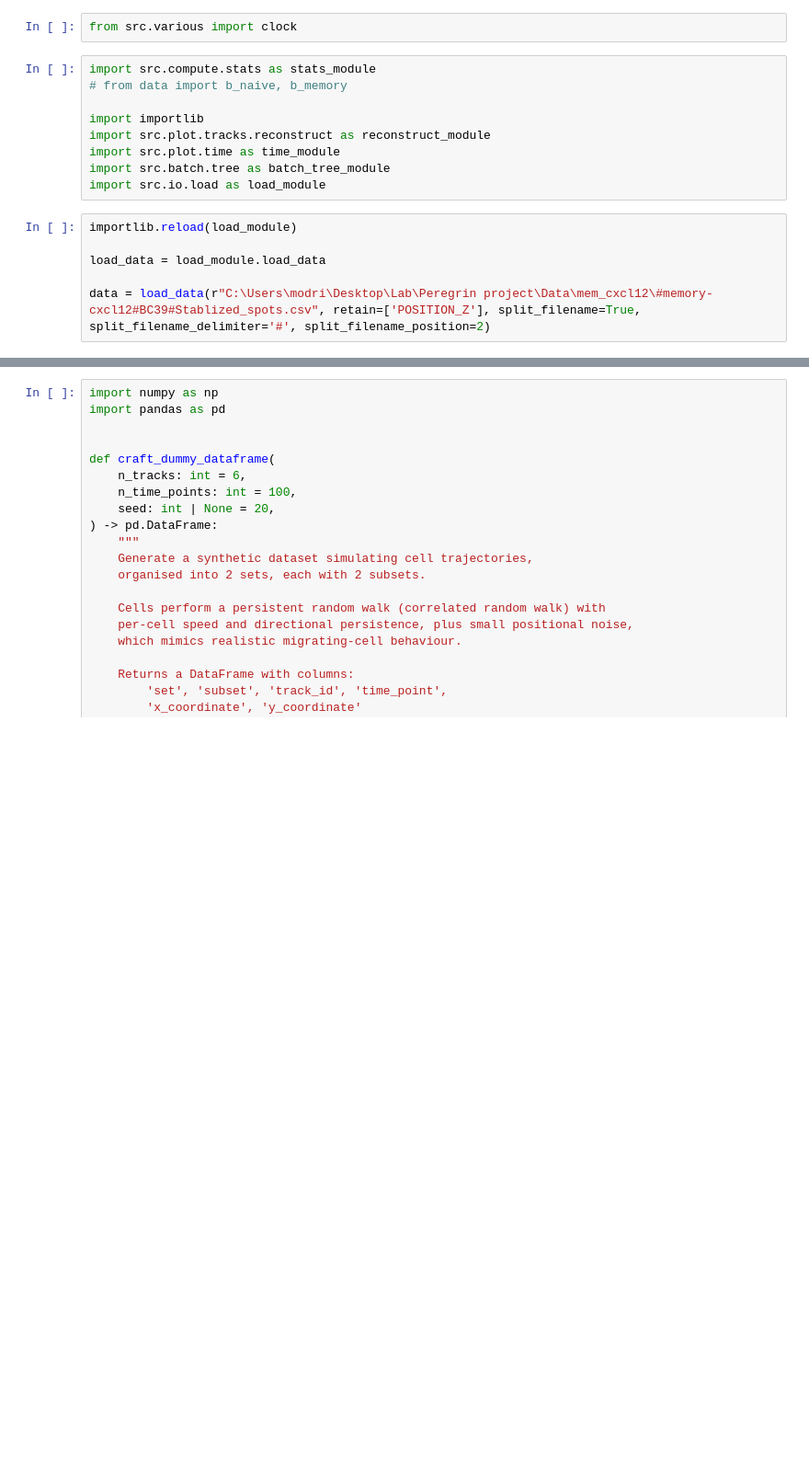
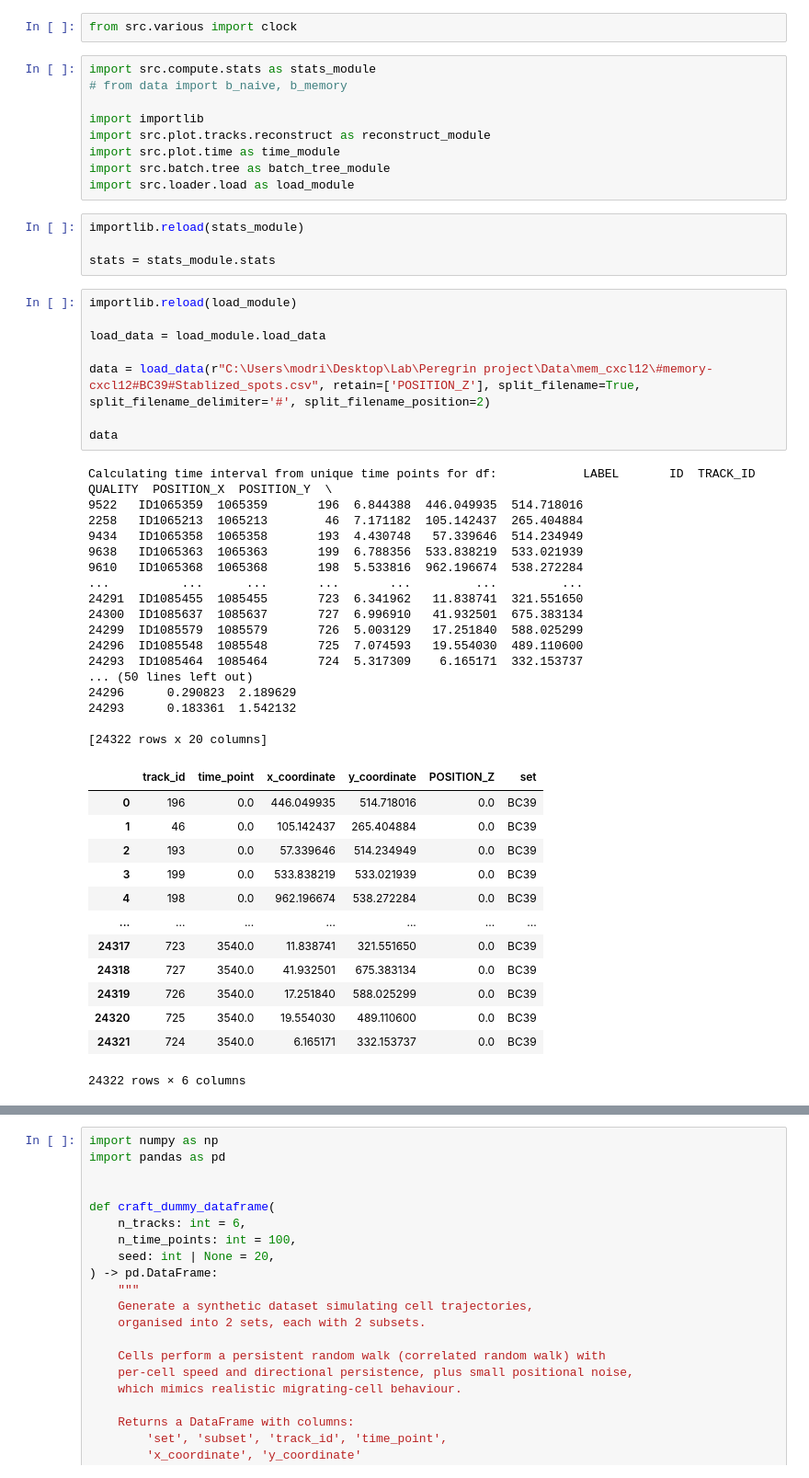
Before and after one commit to BranislavModriansky/Peregrin, a Jupyter notebook: lib/peregrin/Z_sketches/stats_computations.ipynb, the cells around one changed output, grey strips where cells are left out. Shown at 92% size. Drawn from its saved outputs; the diff is of its cells as text; blank space fills up the shorter version.

```diff
--- a/lib/peregrin/Z_sketches/stats_computations.ipynb
+++ b/lib/peregrin/Z_sketches/stats_computations.ipynb
@@ -40,10 +40,47 @@ import importlib
 import src.plot.tracks.reconstruct as reconstruct_module
 import src.plot.time as time_module
 import src.batch.tree as batch_tree_module
-import src.io.load as load_module
+import src.loader.load as load_module
+# %%
+importlib.reload(stats_module)
+
+stats = stats_module.stats
 # %%
 importlib.reload(load_module)
 
 load_data = load_module.load_data
 
 data = load_data(r"C:\Users\modri\Desktop\Lab\Peregrin project\Data\mem_cxcl12\#memory-cxcl12#BC39#Stablized_spots.csv", retain=['POSITION_Z'], split_filename=True, split_filename_delimiter='#', split_filename_position=2)
+
+data
+# %% [output]
+Calculating time interval from unique time points for df:            LABEL       ID  TRACK_ID   QUALITY  POSITION_X  POSITION_Y  \
+9522   ID1065359  1065359       196  6.844388  446.049935  514.718016
+2258   ID1065213  1065213        46  7.171182  105.142437  265.404884
+9434   ID1065358  1065358       193  4.430748   57.339646  514.234949
+9638   ID1065363  1065363       199  6.788356  533.838219  533.021939
+9610   ID1065368  1065368       198  5.533816  962.196674  538.272284
+...          ...      ...       ...       ...         ...         ...
+24291  ID1085455  1085455       723  6.341962   11.838741  321.551650
+24300  ID1085637  1085637       727  6.996910   41.932501  675.383134
+24299  ID1085579  1085579       726  5.003129   17.251840  588.025299
+24296  ID1085548  1085548       725  7.074593   19.554030  489.110600
+24293  ID1085464  1085464       724  5.317309    6.165171  332.153737
+... (50 lines left out)
+24296      0.290823  2.189629
+24293      0.183361  1.542132
+
+[24322 rows x 20 columns]
+|  | track_id | time_point | x_coordinate | y_coordinate | POSITION_Z | set |
+| 0 | 196 | 0.0 | 446.049935 | 514.718016 | 0.0 | BC39 |
+| 1 | 46 | 0.0 | 105.142437 | 265.404884 | 0.0 | BC39 |
+| 2 | 193 | 0.0 | 57.339646 | 514.234949 | 0.0 | BC39 |
+| 3 | 199 | 0.0 | 533.838219 | 533.021939 | 0.0 | BC39 |
+| 4 | 198 | 0.0 | 962.196674 | 538.272284 | 0.0 | BC39 |
+| ... | ... | ... | ... | ... | ... | ... |
+| 24317 | 723 | 3540.0 | 11.838741 | 321.551650 | 0.0 | BC39 |
+| 24318 | 727 | 3540.0 | 41.932501 | 675.383134 | 0.0 | BC39 |
+| 24319 | 726 | 3540.0 | 17.251840 | 588.025299 | 0.0 | BC39 |
+| 24320 | 725 | 3540.0 | 19.554030 | 489.110600 | 0.0 | BC39 |
+| 24321 | 724 | 3540.0 | 6.165171 | 332.153737 | 0.0 | BC39 |
+24322 rows × 6 columns
```
Also changed, not shown: parts of 3 cells of this notebook, 3 other files.
